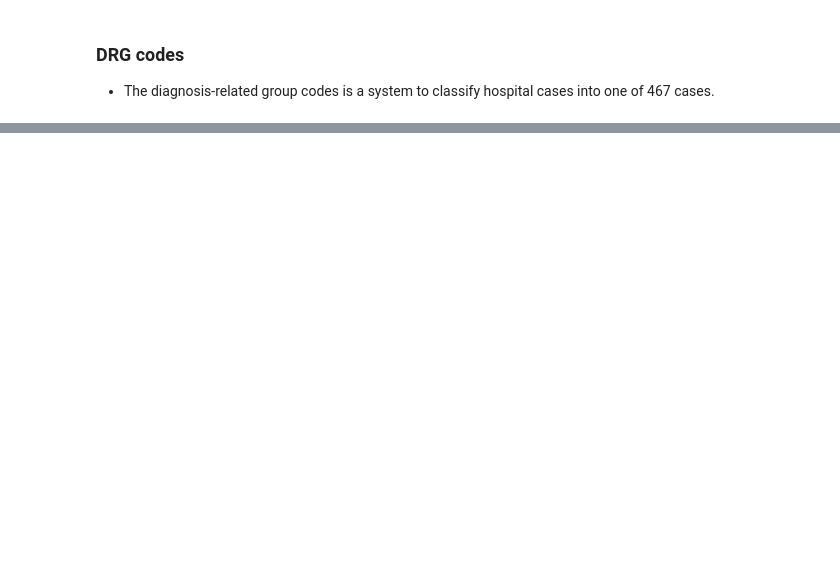
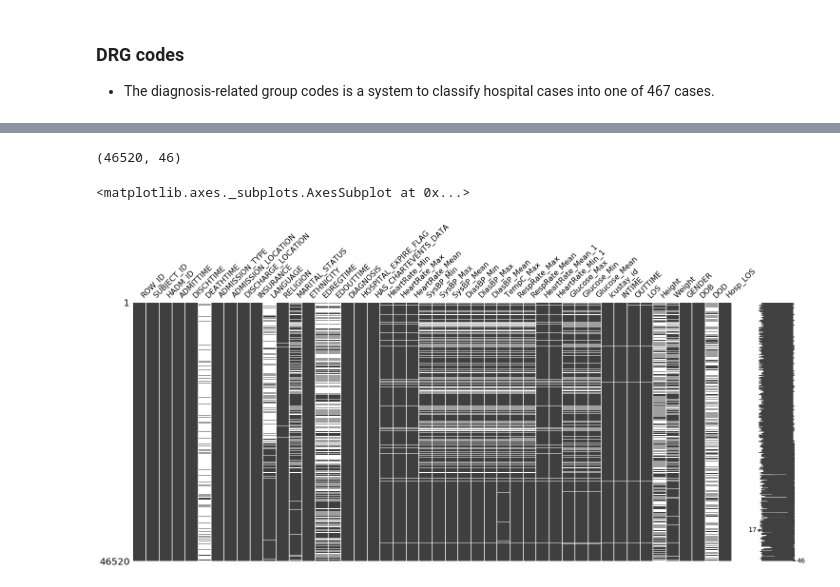
Before and after one commit to ZhiQiu976/MIMIC-Predictive-Modeling, a Jupyter notebook: EDA/EDA.ipynb, the cells around one changed output, grey strips where cells are left out. Drawn from its saved outputs; the diff is of its cells as text; code cells hidden in the pictures; blank space fills up the shorter version.

```diff
--- a/EDA/EDA.ipynb
+++ b/EDA/EDA.ipynb
@@ -184,0 +238,7 @@ pd.merge(admissions, patients, how='inner',on='SUBJECT_ID',suffixes=['_a','_p'])
+# %%
+df2 = pd.read_csv('bigquery/results-20201024-114059.csv')
+df3 = pd.read_csv('bigquery/results-20201024-114418.csv')
+df4 = pd.read_csv('bigquery/results-20201024-114603.csv')
+df5 = pd.read_csv('bigquery/results-20201024-114649.csv')
+# %%
+df = pd.concat([df1,df2,df3,df4,df5]).reset_index(drop=True)
@@ -184,0 +259,15 @@ pd.merge(admissions, patients, how='inner',on='SUBJECT_ID',suffixes=['_a','_p'])
+# %%
+df = df.drop_duplicates(subset='SUBJECT_ID', keep='first').reset_index(drop=True)
+# %%
+df["ADMITTIME"] = pd.to_datetime(df.ADMITTIME)
+df["DISCHTIME"] = pd.to_datetime(df.DISCHTIME)
+df["Hosp_LOS"] = df.DISCHTIME - df.ADMITTIME
+# %%
+df.shape
+# %% [output]
+(46520, 46)
+# %%
+mn.matrix(df)
+# %% [output]
+<matplotlib.axes._subplots.AxesSubplot at 0x...>
+[figure, added]
```
Also changed, not shown: parts of 24 cells of this notebook.
